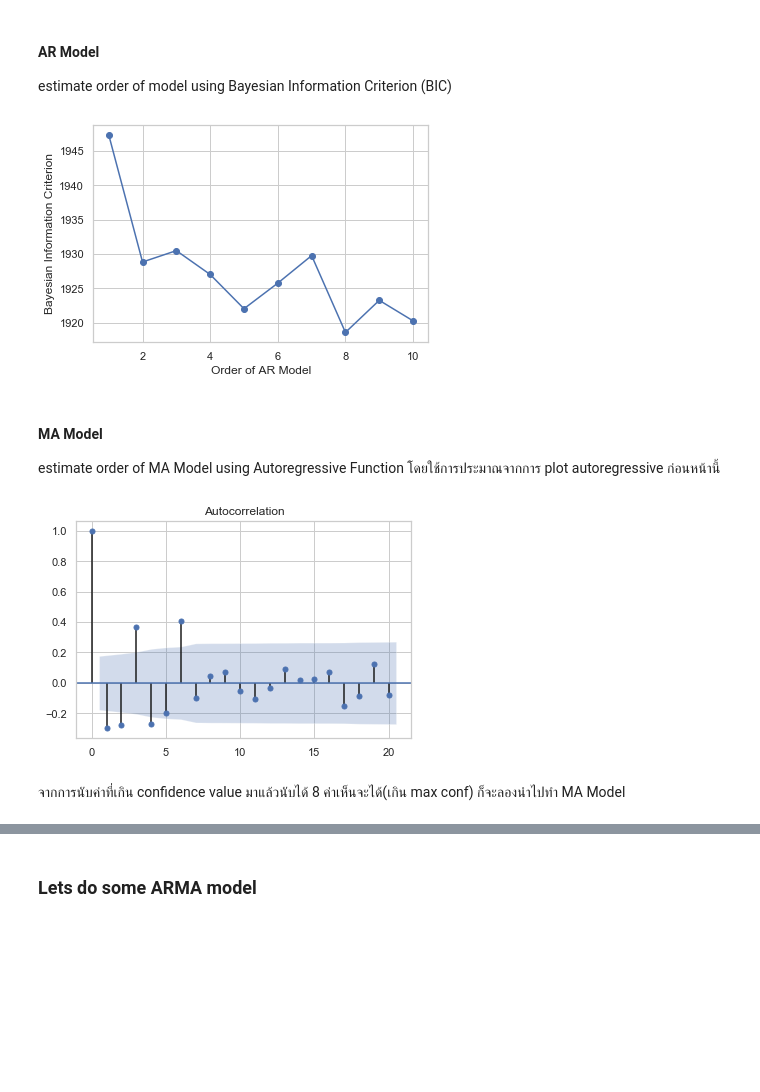
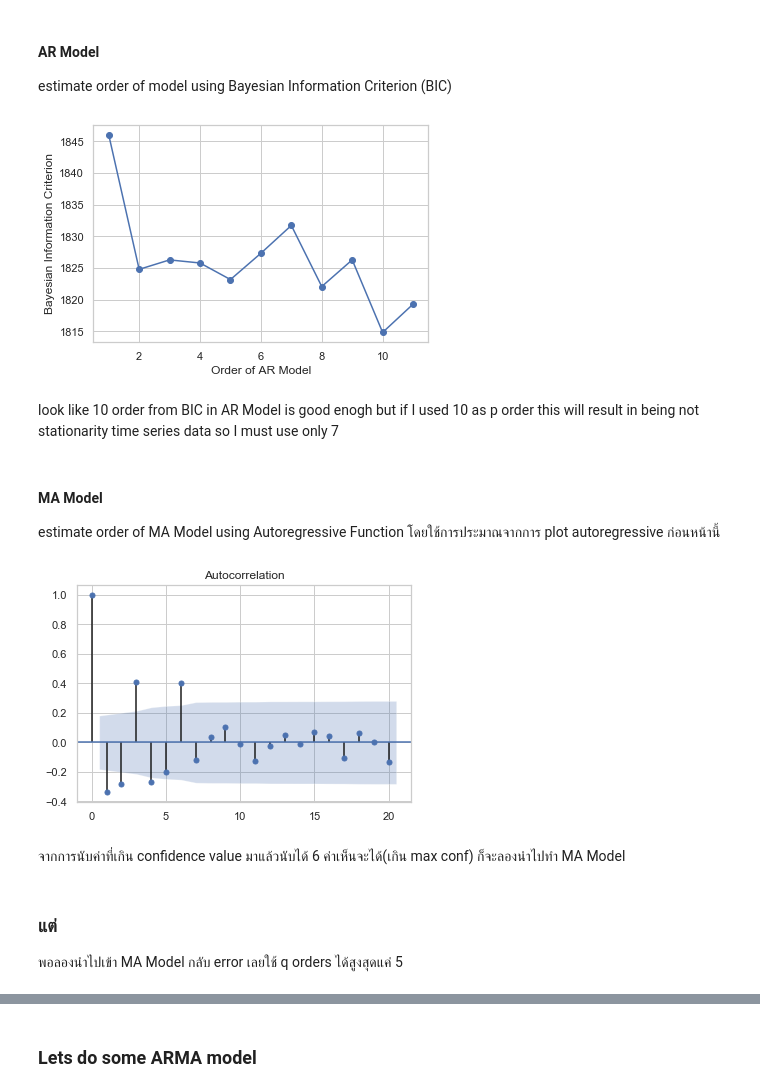
Before and after one commit to kate006naja/MachineLearningClassCode, a Jupyter notebook: project/Task2.ipynb, the cells around one changed output, grey strips where cells are left out. Drawn from its saved outputs; the diff is of its cells as text; code cells hidden in the pictures; blank space fills up the shorter version.

```diff
--- a/project/Task2.ipynb
+++ b/project/Task2.ipynb
@@ -25,4 +28,4 @@ from sklearn.model_selection import train_test_split
 # %% [markdown]
 เลือกใช้ data จากภายนอกเพราะว่าต้องการค่าที่เป็นเวลาที่จริงขึ้น และสามารถนำข้อมูลอื่นๆ มาใช้ในการ Analysis และใช้ในการสร้าง model ชนิดอื่นด้วยโดย data ที่ได้เป็น data ที่ได้มาจากการ query ใน google bigquery โดยเลือกใช้ประเทศเป็น UK
 # %%
-df_res = pd.read_csv('UK_results-20200503-150942.csv') # from bigquery-public-data.covid19_ecdc.covid_19_geographic_distribution_worldwide
+df = pd.read_csv('UK_results-20200503-150942.csv') # from bigquery-public-data.covid19_ecdc.covid_19_geographic_distribution_worldwide
@@ -28,0 +34,5 @@ df_res = pd.read_csv('UK_results-20200503-150942.csv') # from bigquery-public-da
+# %%
+# df_res is train data
+df_res = df[:118]
+# df_test is test data
+df_test = df[118:].reset_index(drop = True)
@@ -142,17 +178,18 @@ daily_diff = df_res.diff(periods=1).dropna()
 #### AR Model
 estimate order of model using Bayesian Information Criterion (BIC)
 # %%
-BIC = np.zeros(11)
-for p in range(11):
+BIC = np.zeros(12
+              )
+for p in range(12):
     model = ARMA(daily_diff, order = (p, 0))
     result = model.fit()
     # Save BIC for each AR
     BIC[p] = result.bic
 
-plt.plot(range(1,11), BIC[1:11], marker='o')
+plt.plot(range(1,12), BIC[1:12], marker='o')
 plt.xlabel('Order of AR Model')
 plt.ylabel('Bayesian Information Criterion')
 plt.show()
 warnings.filterwarnings('ignore')
 # %% [output]
-[figure, old version]
+[figure, new version]
@@ -162,3 +196,5 @@ p_best = 8
+# %% [markdown]
+look like 10 order from BIC in AR Model is good enogh but if I used 10 as p order this will result in being not stationarity time series data so I must use only 7
 # %% [markdown]
 #### MA Model
 estimate order of MA Model using Autoregressive Function โดยใช้การประมาณจากการ plot autoregressive ก่อนหน้านี้
@@ -166,7 +202,10 @@ estimate order of MA Model using Autoregressive Function โดยใช้ก
 plot_acf(daily_diff, lags = 20)
 plt.show()
 # %% [output]
-[figure, old version]
+[figure, new version]
 # %% [markdown]
-จากการนับค่าที่เกิน confidence value มาแล้วนับได้ 8 ค่าเห็นจะได้(เกิน max conf) ก็จะลองนำไปทำ MA Model
+จากการนับค่าที่เกิน confidence value มาแล้วนับได้ 6 ค่าเห็นจะได้(เกิน max conf) ก็จะลองนำไปทำ MA Model
+# %% [markdown]
+### แต่
+พอลองนำไปเข้า MA Model กลับ error เลยใช้ q orders ได้สูงสุดแค่ 5
 # %%
```
Also changed, not shown: parts of 61 cells of this notebook, 3 other files.
